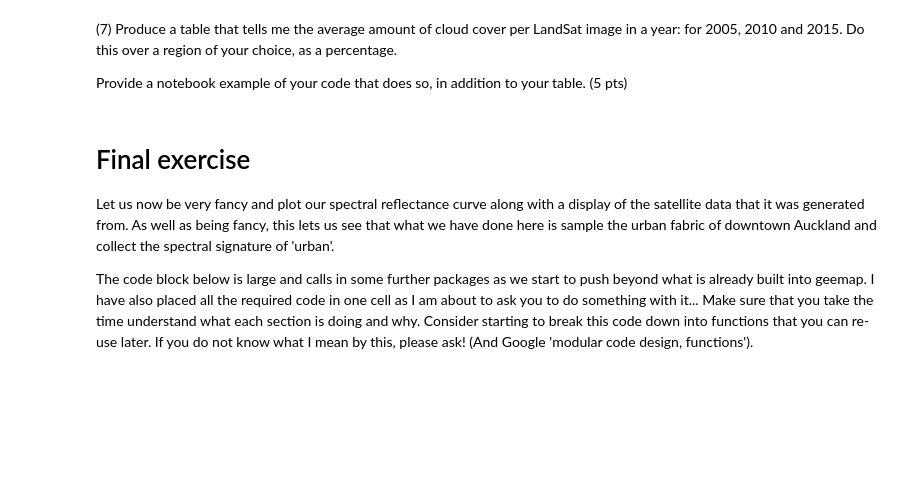
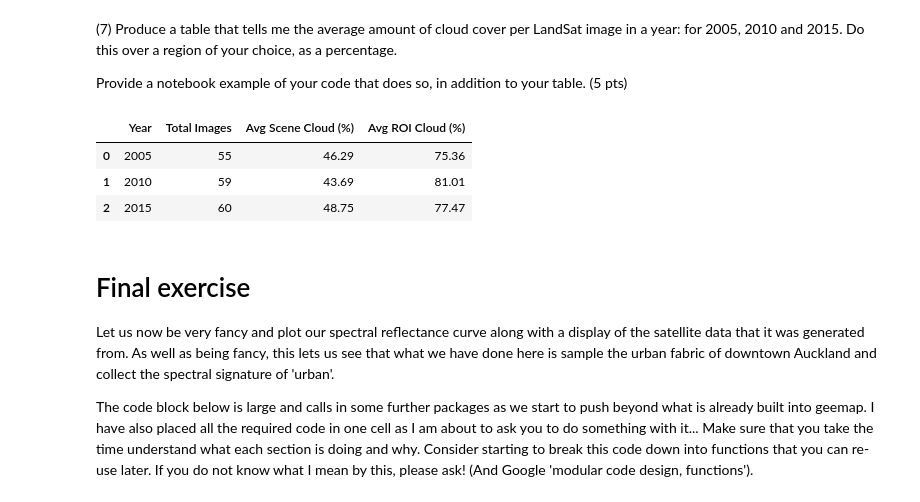
Before and after one commit to dhruvpGEE/SatelliteDataAI-UOA, a Jupyter notebook: Lab-Notebooks/DhruvPatel_761_Lab1.ipynb, the cells around one changed output. Cells and saved outputs as stored; diff of their text form; code cells hidden in the pictures; blank space fills up the shorter version.

```diff
--- a/Lab-Notebooks/DhruvPatel_761_Lab1.ipynb
+++ b/Lab-Notebooks/DhruvPatel_761_Lab1.ipynb
@@ -297,6 +297,84 @@ Map(center=[-36.8485, 174.7633], controls=(WidgetControl(options=['position', 't
 (7) Produce a table that tells me the average amount of cloud cover per LandSat image in a year: for 2005, 2010 and 2015. Do this over a region of your choice, as a percentage.
 
 Provide a notebook example of your code that does so, in addition to your table. (5 pts)
+# %%
+import pandas as pd # This package in regards to the adjusting the  table output
+
+# Defining Auckland City area (ROI)
+point = ee.Geometry.Point([174.7633, -36.8485]);
+region = point.buffer(500).bounds();
+
+# Cloud masking function using 'QA_PIXEL' band
+def maskClouds(image):
+  qa = image.select('QA_PIXEL');
+  cloudShadowMask = qa.bitwiseAnd(1 << 4).eq(0);
+  cloudMask = qa.bitwiseAnd(1 << 3).eq(0);
+  return image.updateMask(cloudShadowMask.And(cloudMask))
+
+# Doing initial calculations of the total pixels in the ROI
+totalPixels = ee.Image.pixelArea().clip(region).reduceRegion(
+    reducer = ee.Reducer.count(),
+    geometry = region,
+    scale = 30,
+    maxPixels = 1e9
+  ).get('area')
+
+# Function to evaluate annual cloud cover metrics
+def getAnnualStats(year):
+    startDate = ee.Date.fromYMD(year, 1, 1)
+    endDate = ee.Date.fromYMD(year, 12, 31)
+
+    collection = (
+        ee.ImageCollection('LANDSAT/LE07/C02/T1_L2')
+        .filterBounds(region)
+        .filterDate(startDate, endDate)
+    )
+
+    def process_scene(img):
+        masked = mask_clouds(img)
+        valid_pixels = masked.select('SR_B3').reduceRegion(
+            reducer=ee.Reducer.count(),
+            geometry=region,
+            scale=30,
+            maxPixels=1e9
+        ).get('SR_B3')
+
+        valid = ee.Number(ee.Algorithms.If(valid_pixels, valid_pixels, 0))
+        roi_cloud_pct = ee.Number(100).subtract(valid.divide(totalPixels).multiply(100))
+
+        return img.set({
+            'roi_cloud_pct': roi_cloud_pct,
+            'scene_cloud_cover': img.get('CLOUD_COVER')
+        })
+
+    processed = collection.map(process_scene)
+
+    return ee.Feature(None, {
+        'Year': year,
+        'Total_Images': processed.size(),
+        'Avg_ROI_Cloud_Pct': processed.aggregate_mean('roi_cloud_pct'),
+        'Avg_Scene_Cloud_Pct': processed.aggregate_mean('scene_cloud_cover')
+    })
+
+# Generating and printing out the FeatureCollection as a table
+target_years = ee.List([2005, 2010, 2015])
+annual_table = ee.FeatureCollection(target_years.map(getAnnualStats))
+
+# Extracting Google Earth Engine properties to then convert to cleaning the Pandas table
+data = [f['properties'] for f in annual_table.getInfo()['features']]
+df = pd.DataFrame(data)
+
+# Formatting the headers and round percentages
+df = df[['Year', 'Total_Images', 'Avg_Scene_Cloud_Pct', 'Avg_ROI_Cloud_Pct']].round(2)
+df.columns = ['Year', 'Total Images', 'Avg Scene Cloud (%)', 'Avg ROI Cloud (%)']
+
+# Displaying the more cleaned up table output
+display(df)
+# %% [output]
+|  | Year | Total Images | Avg Scene Cloud (%) | Avg ROI Cloud (%) |
+| 0 | 2005 | 55 | 46.29 | 75.36 |
+| 1 | 2010 | 59 | 43.69 | 81.01 |
+| 2 | 2015 | 60 | 48.75 | 77.47 |
 # %% [markdown]
 # Final exercise
 Let us now be very fancy and plot our spectral reflectance curve along with a display of the satellite data that it was generated from. As well as being fancy, this lets us see that what we have done here is sample the urban fabric of downtown Auckland and collect the spectral signature of 'urban'.
```
